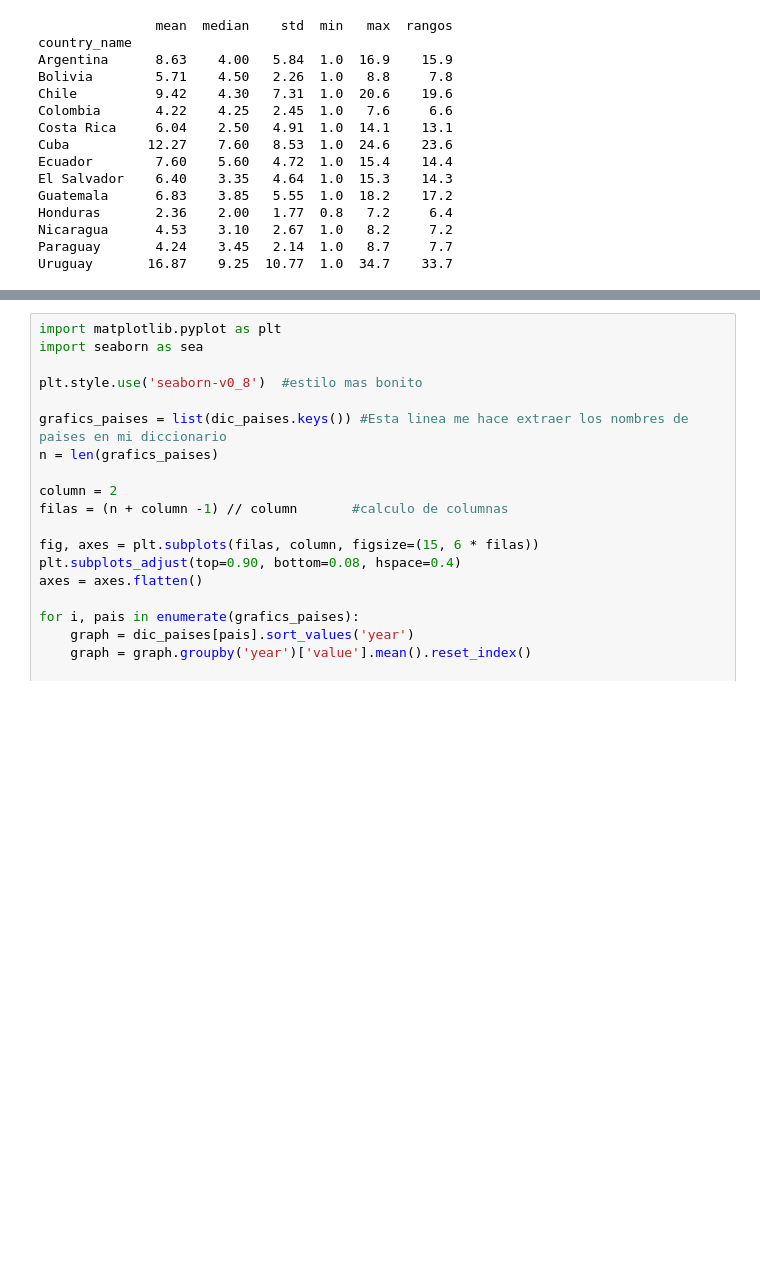
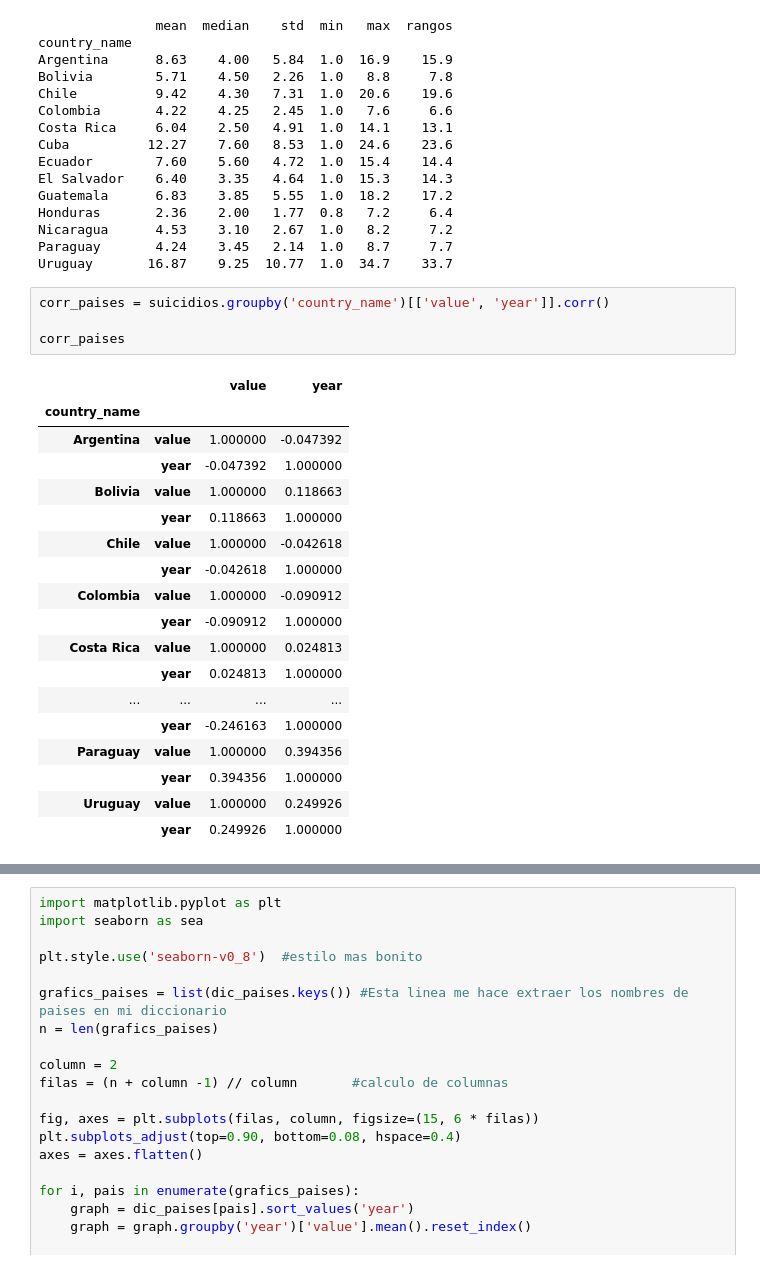
Before and after one commit to DdoveN/Prueba-1, a Jupyter notebook: SOLEMNE.ipynb, the cells around one changed output, grey strips where cells are left out. Drawn from its saved outputs; the diff is of its cells as text; blank space fills up the shorter version.

```diff
--- a/SOLEMNE.ipynb
+++ b/SOLEMNE.ipynb
@@ -190,6 +191,29 @@ Honduras       2.36    2.00   1.77  0.8   7.2     6.4
 Nicaragua      4.53    3.10   2.67  1.0   8.2     7.2
 Paraguay       4.24    3.45   2.14  1.0   8.7     7.7
 Uruguay       16.87    9.25  10.77  1.0  34.7    33.7
+# %%
+corr_paises = suicidios.groupby('country_name')[['value', 'year']].corr()
+
+corr_paises
+# %% [output]
+|  |  | value | year |
+| country_name |  |  |  |
+| Argentina | value | 1.000000 | -0.047392 |
+|  | year | -0.047392 | 1.000000 |
+| Bolivia | value | 1.000000 | 0.118663 |
+|  | year | 0.118663 | 1.000000 |
+| Chile | value | 1.000000 | -0.042618 |
+|  | year | -0.042618 | 1.000000 |
+| Colombia | value | 1.000000 | -0.090912 |
+|  | year | -0.090912 | 1.000000 |
+| Costa Rica | value | 1.000000 | 0.024813 |
+|  | year | 0.024813 | 1.000000 |
+| ... | ... | ... | ... |
+|  | year | -0.246163 | 1.000000 |
+| Paraguay | value | 1.000000 | 0.394356 |
+|  | year | 0.394356 | 1.000000 |
+| Uruguay | value | 1.000000 | 0.249926 |
+|  | year | 0.249926 | 1.000000 |
 # %% [markdown]
 ## Primera regunta
 
```
Also changed, not shown: parts of 7 cells of this notebook.
